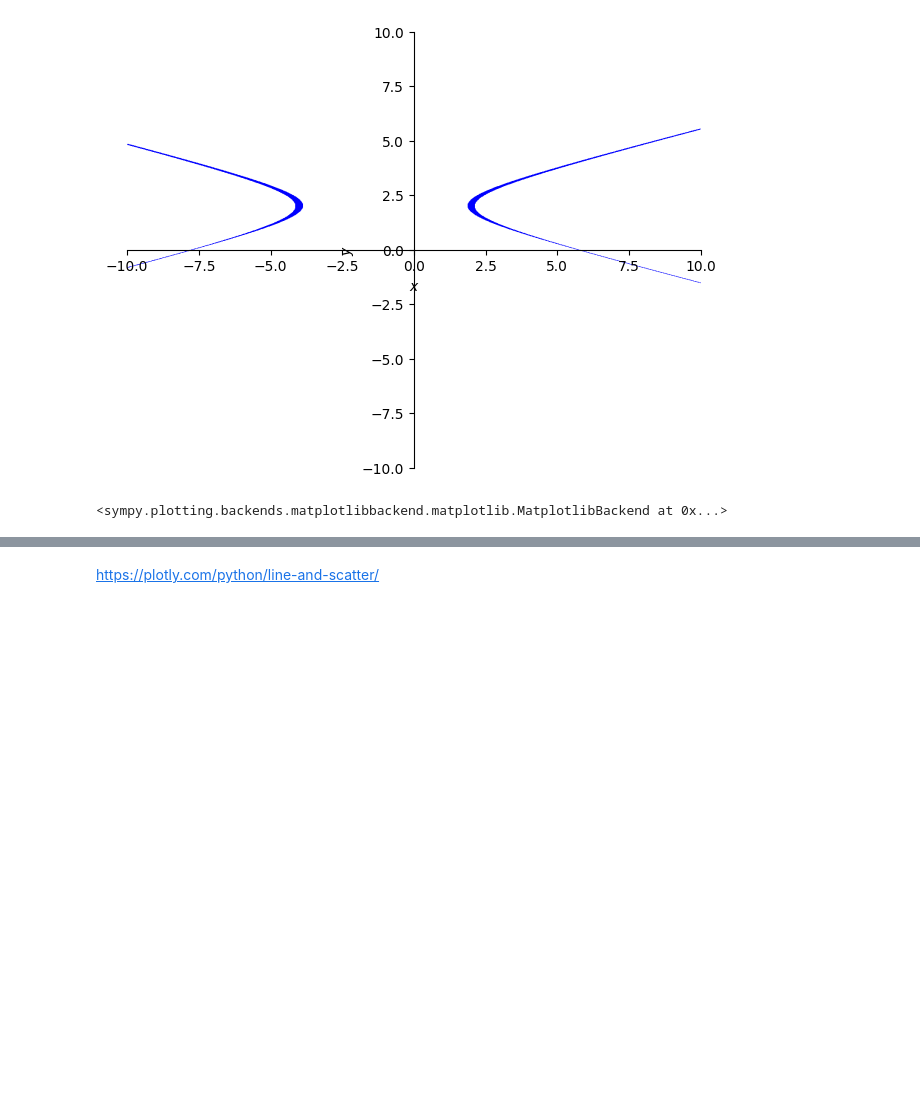
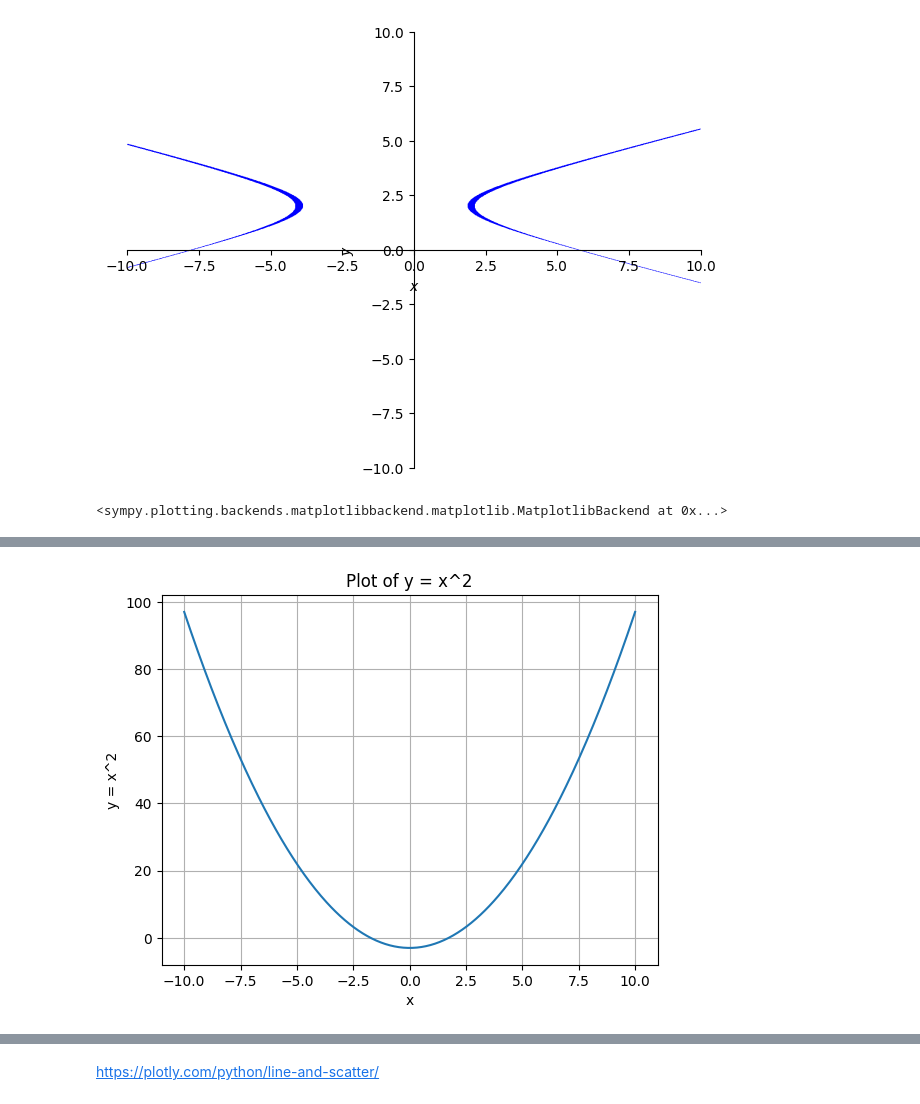
Before and after one commit to rahmanziaur/EDGEICT, a Jupyter notebook: matplotlibpracticenov17.ipynb, the cells around one changed output, grey strips where cells are left out. Cells and saved outputs as stored; diff of their text form; code cells hidden in the pictures; blank space fills up the shorter version.

```diff
--- a/matplotlibpracticenov17.ipynb
+++ b/matplotlibpracticenov17.ipynb
@@ -257,0 +277,17 @@ plot_implicit(expr, (x, -10, 10), (y, -10, 10))
+# %%
+# prompt: y = x**2 plot using python
+
+import matplotlib.pyplot as plt
+import numpy as np
+
+x = np.linspace(-10, 10, 400)  # Create an array of x values
+y = x**2 -3  # Calculate corresponding y values
+
+plt.plot(x, y)  # Plot the function
+plt.xlabel("x")
+plt.ylabel("y = x^2")
+plt.title("Plot of y = x^2")
+plt.grid(True)  # Add a grid for better readability
+plt.show()
+# %% [output]
+[figure, added]
```
Also changed, not shown: parts of 3 cells of this notebook.
